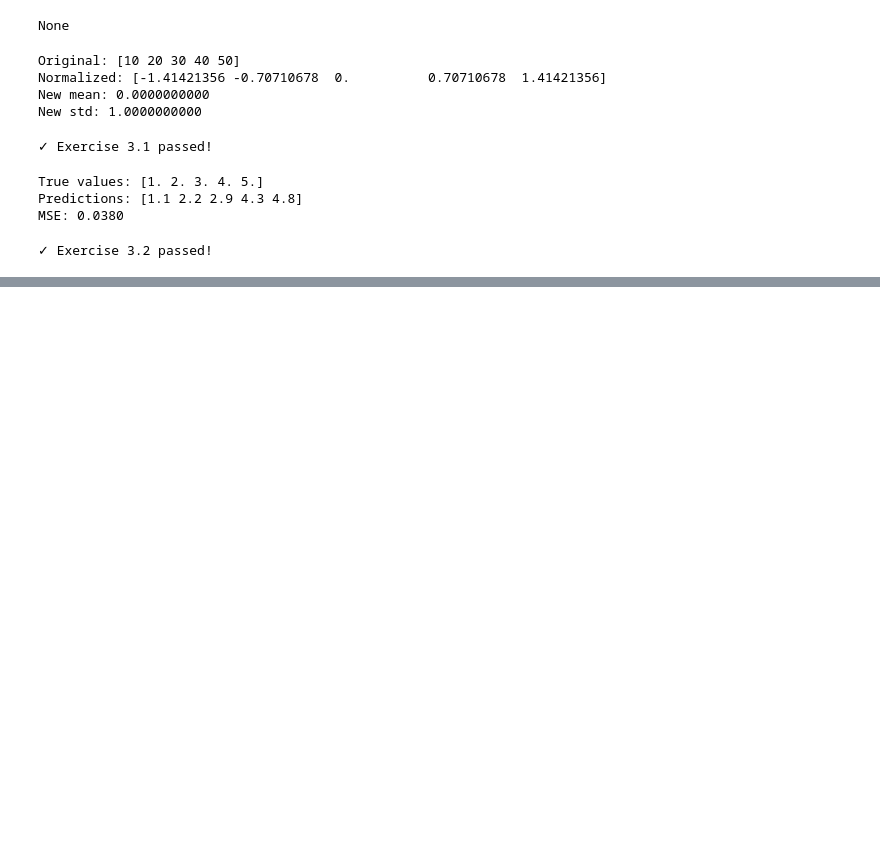
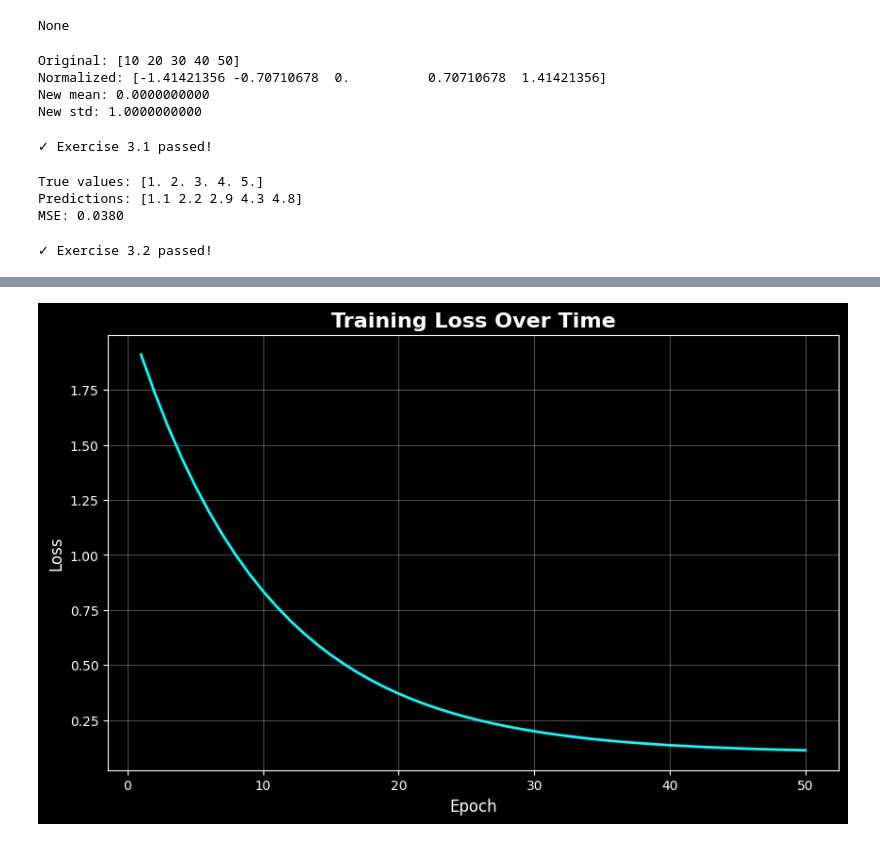
Before and after one commit to JohnHalim/AI-Engineering-Masterclass, a Jupyter notebook: 01-ML-terms-and-algorithms/numpy_visualization_OOP.ipynb, the cells around one changed output, grey strips where cells are left out. Saved outputs shown, nothing was run; the diff lists cells and outputs as text; code cells hidden in the pictures; blank space fills up the shorter version.

```diff
--- a/01-ML-terms-and-algorithms/numpy_visualization_OOP.ipynb
+++ b/01-ML-terms-and-algorithms/numpy_visualization_OOP.ipynb
@@ -526,0 +550,13 @@ print("✓ Exercise 3.2 passed!")
+# %%
+epochs = np.arange(1,51)
+loss = 2.0 * np.exp(-0.1 * epochs) + 0.1
+
+plt.figure(figsize=(10, 6))
+plt.plot(epochs, loss, linewidth= 2, color = 'cyan')
+plt.title('Training Loss Over Time', fontsize=16, fontweight='bold')
+plt.xlabel('Epoch', fontsize=12)
+plt.ylabel('Loss', fontsize=12)
+plt.grid(True, alpha=0.3)
+plt.show()
+# %% [output]
+[figure, added]
```
Also changed, not shown: parts of 2 cells of this notebook.
